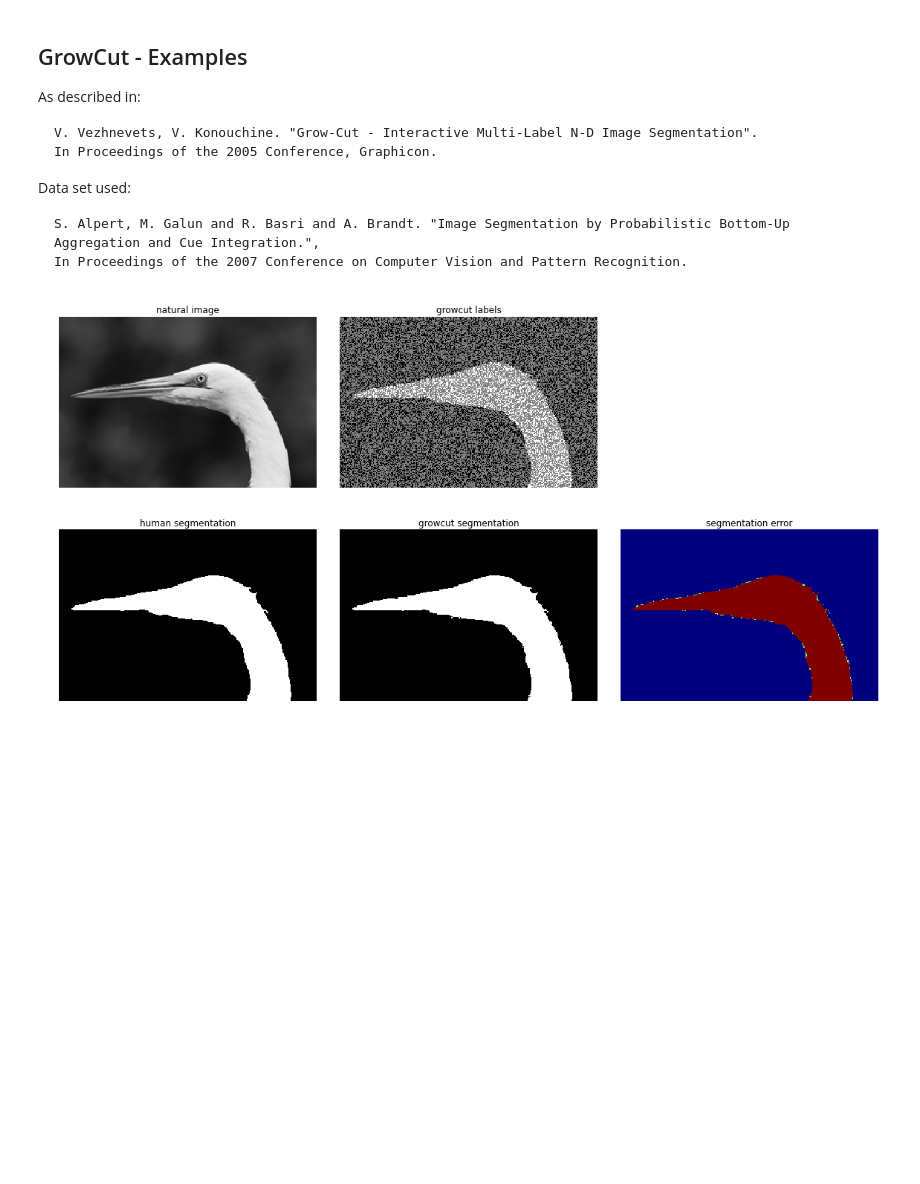
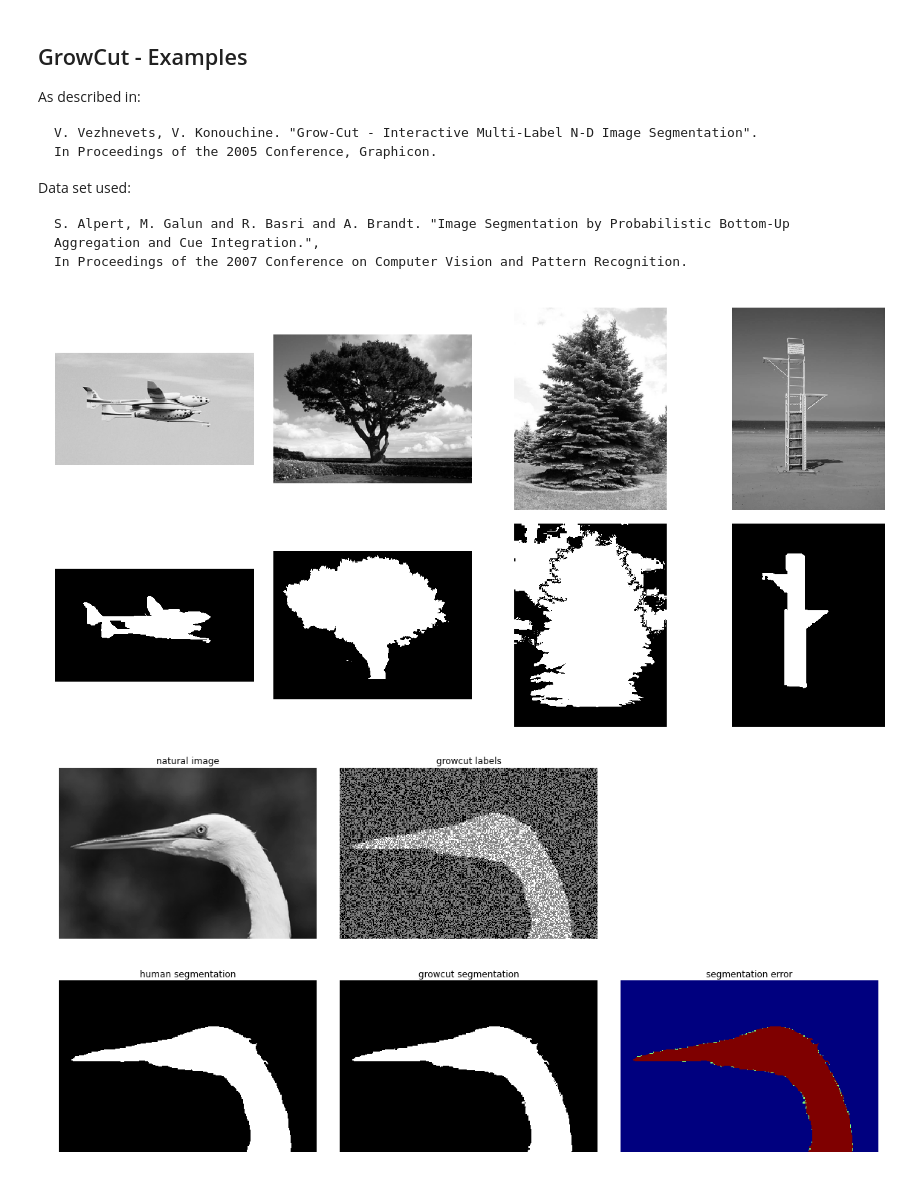
Before and after one commit to nfaggian/growcut, a Jupyter notebook: notebooks/Image Segmentation - 4 - GrowCut - Examples.ipynb, the cells around one changed output. Cells and saved outputs as stored; diff of their text form; code cells hidden in the pictures; blank space fills up the shorter version.

```diff
--- a/notebooks/Image Segmentation - 4 - GrowCut - Examples.ipynb
+++ b/notebooks/Image Segmentation - 4 - GrowCut - Examples.ipynb
@@ -39,6 +39,16 @@ for sample_name in [os.path.split(x)[1] for x in glob.glob('{}/*'.format(prefix)
         break
 
     samples.append(sample(img, mask))
+# %%
+fig, axarr = plt.subplots(2, 4, figsize=(20,10))
+for (img_index, img_ax), (mask_index, mask_ax) in zip(enumerate(axarr[0]), enumerate(axarr[1])):
+    img_ax.matshow(samples[img_index].image, cmap='gray')
+    img_ax.axis('off')
+    mask_ax.matshow(samples[mask_index].mask, cmap='gray')
+    mask_ax.axis('off')
+plt.tight_layout()
+# %% [output]
+[figure, added]
 # %%
 def form_segmentation(index, spread=0.01):
     """ Forms a segmentation using the growcut method """
```
Also changed, not shown: parts of 3 cells of this notebook, 4 other files.
